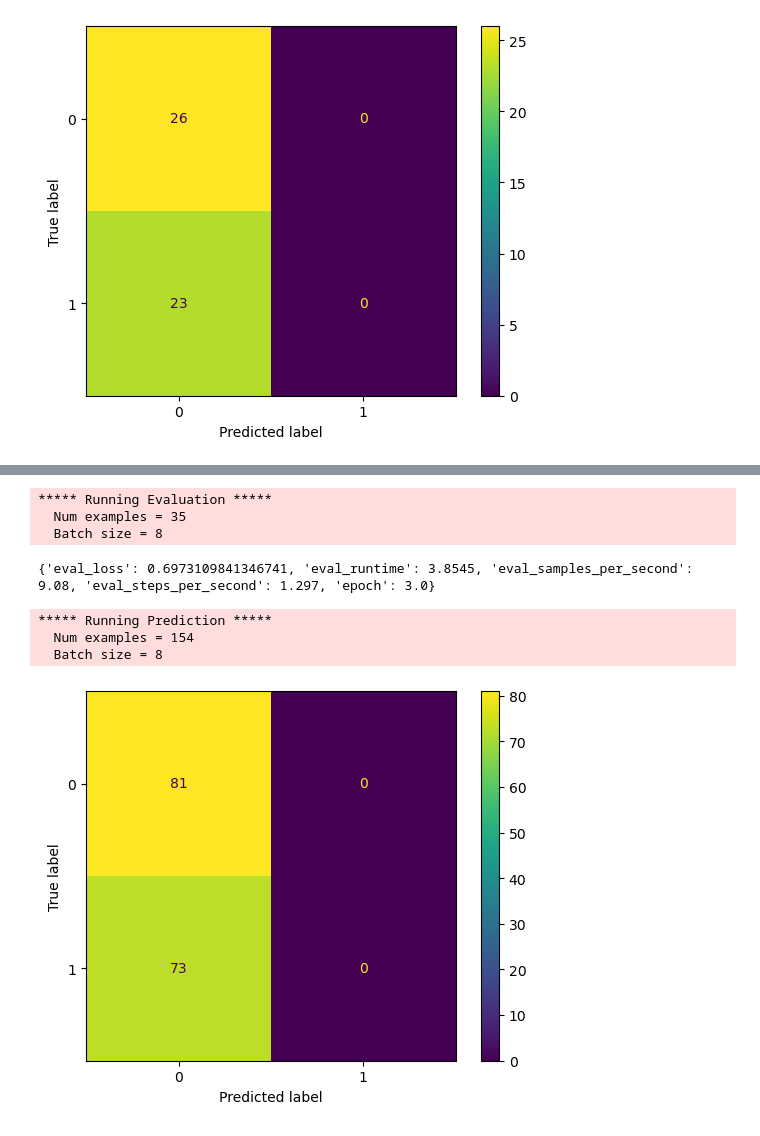
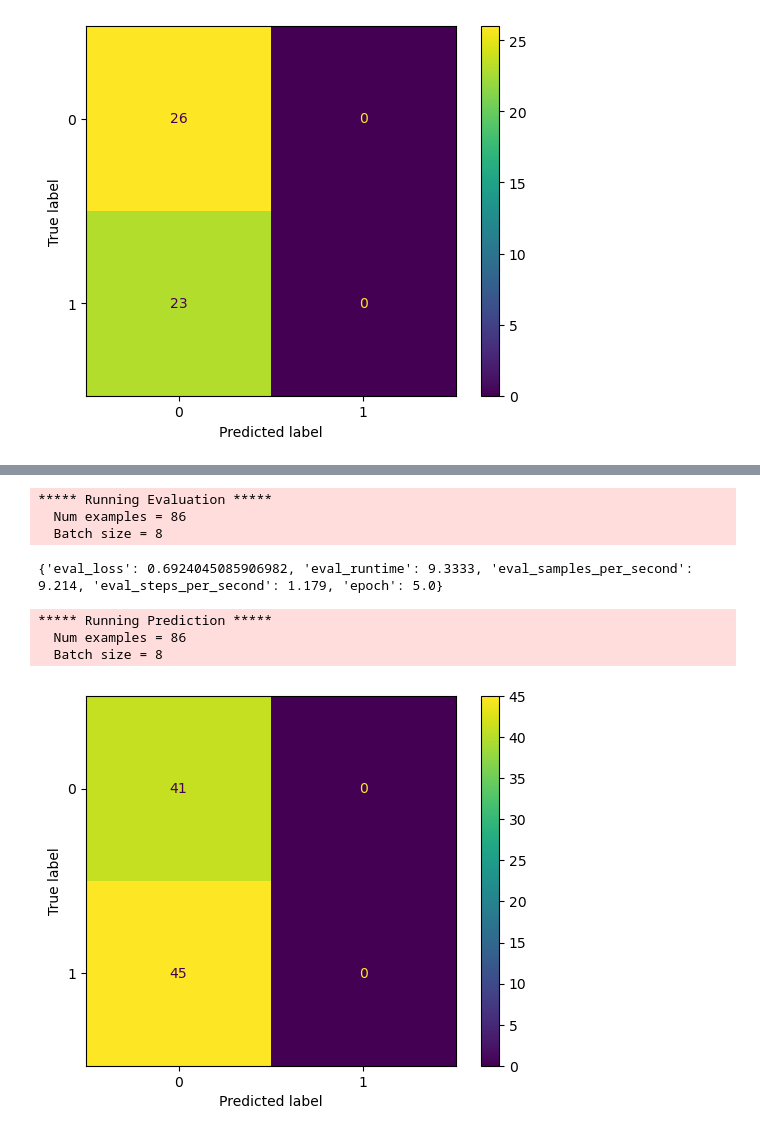
Before and after one commit to anthonyivanier/NLP_ENSAE_Project, a Jupyter notebook: NLP-project.ipynb, the cells around one changed output, grey strips where cells are left out. Drawn from its saved outputs; the diff is of its cells as text; code cells hidden in the pictures.

```diff
--- a/NLP-project.ipynb
+++ b/NLP-project.ipynb
@@ -654,7 +654,7 @@ texts = df_combined_no_nan['prediction'].tolist()
 labels = df_combined_no_nan['sex_binary'].tolist()
 
 # Division en ensembles d'entraînement et de test
-texts_train, texts_test, labels_train, labels_test = train_test_split(texts, labels, test_size=0.9, random_state=42)
+texts_train, texts_test, labels_train, labels_test = train_test_split(texts, labels, test_size=0.5, random_state=42)
 
 # Création des datasets
 train_dataset = GenderPredictionDataset(texts_train, labels_train, tokenizer)
@@ -682,7 +682,7 @@ model = DistilBertForSequenceClassification.from_pretrained('distilbert-base-unc
 
 training_args = TrainingArguments(
     output_dir='./results',
-    num_train_epochs=3,
+    num_train_epochs=5,
     per_device_train_batch_size=8,
     per_device_eval_batch_size=8,
     warmup_steps=500,
@@ -741,6 +747,6 @@ evaluation_results = trainer.evaluate(test_dataset)
 print(evaluation_results)
 # %% [output]
 ***** Running Evaluation *****
-  Num examples = 35
+  Num examples = 86
   Batch size = 8
-{'eval_loss': 0.6973109841346741, 'eval_runtime': 3.8545, 'eval_samples_per_second': 9.08, 'eval_steps_per_second': 1.297, 'epoch': 3.0}
+{'eval_loss': 0.6924045085906982, 'eval_runtime': 9.3333, 'eval_samples_per_second': 9.214, 'eval_steps_per_second': 1.179, 'epoch': 5.0}
@@ -747,18 +755,23 @@ print(evaluation_results)
 # %%
 from sklearn.metrics import confusion_matrix, ConfusionMatrixDisplay
 import matplotlib.pyplot as plt
 
 # Assuming you have your test labels and predictions
 predictions = trainer.predict(test_dataset)
-predicted_labels = predictions.predictions.argmax(axis=1)
 
-cm = confusion_matrix(labels_test, predicted_labels)
+predicted_labels = predictions.predictions.argmax(axis=0)
+
+own_predicted_labels = np.where(predictions.predictions[:, 0] > predictions.predictions[:, 1], 0, 1)
+
+#np.where(predictions[:, 0] > predictions[:, 1], 0, 1)
+
+cm = confusion_matrix(labels_test, own_predicted_labels)
 
 disp = ConfusionMatrixDisplay(confusion_matrix=cm)
 disp.plot()
 plt.show()
 # %% [output]
 ***** Running Prediction *****
-  Num examples = 154
+  Num examples = 86
   Batch size = 8
-[figure, old version]
+[figure, new version]
```
Also changed, not shown: parts of 6 cells of this notebook, 3 other files.
